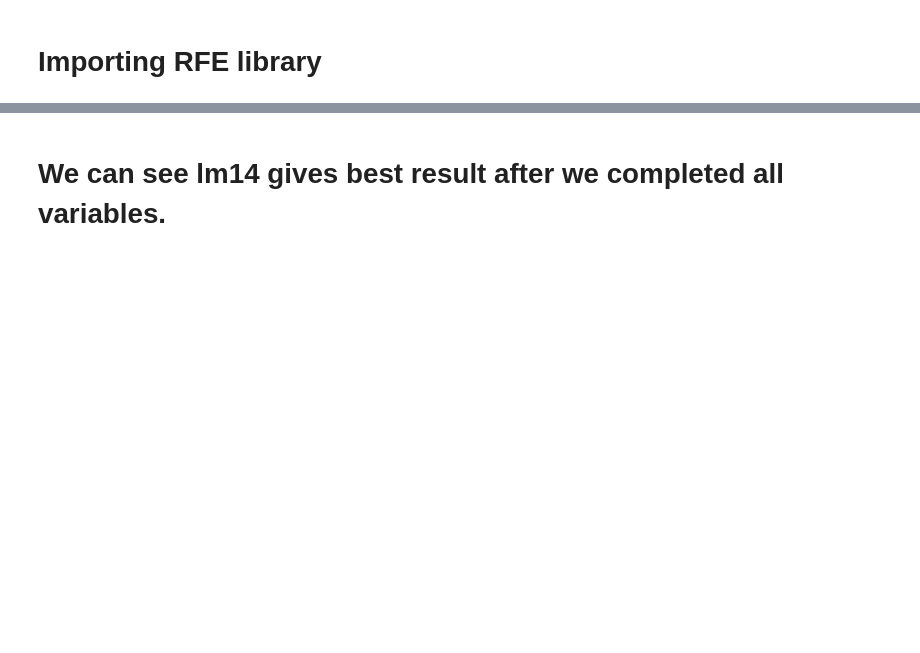
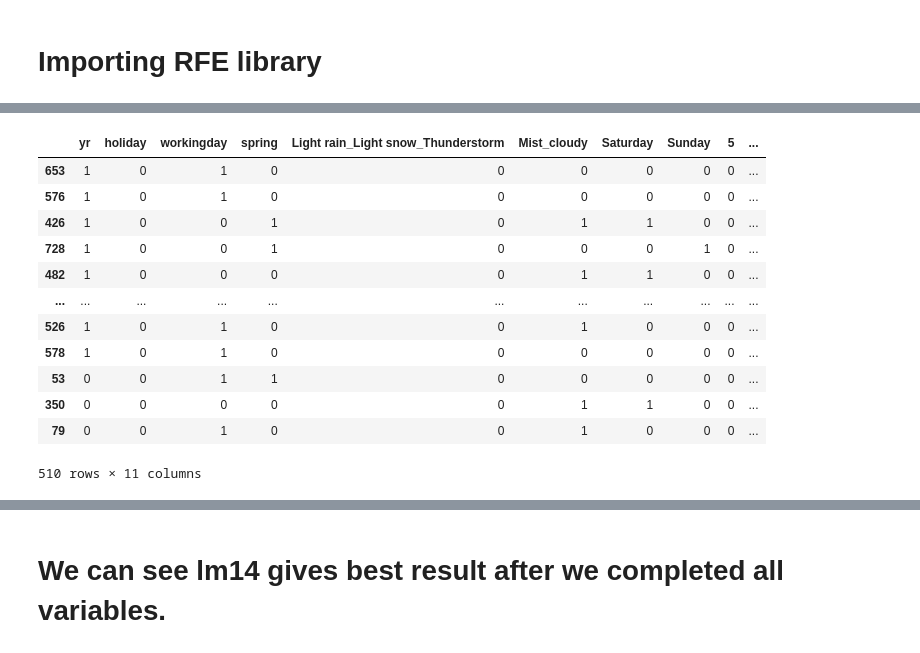
Before and after one commit to manikUpgrad/boombikes-linear-regression, a Jupyter notebook: boombikes-multiple-linear-regression.ipynb, the cells around one changed output, grey strips where cells are left out. Drawn from its saved outputs; the diff is of its cells as text; code cells hidden in the pictures; blank space fills up the shorter version.

```diff
--- a/boombikes-multiple-linear-regression.ipynb
+++ b/boombikes-multiple-linear-regression.ipynb
@@ -725,6 +988,21 @@ lm3.summary()
 # %%
 # dropping variable "winter" due to very high p-value and re-process the model
 X_train_rfe=X_train_rfe.drop(['winter'],axis=1)
+X_train_rfe
+# %% [output]
+|  | yr | holiday | workingday | spring | Light rain_Light snow_Thunderstorm | Mist_cloudy | Saturday | Sunday | 5 | ... |
+| 653 | 1 | 0 | 1 | 0 | 0 | 0 | 0 | 0 | 0 | ... |
+| 576 | 1 | 0 | 1 | 0 | 0 | 0 | 0 | 0 | 0 | ... |
+| 426 | 1 | 0 | 0 | 1 | 0 | 1 | 1 | 0 | 0 | ... |
+| 728 | 1 | 0 | 0 | 1 | 0 | 0 | 0 | 1 | 0 | ... |
+| 482 | 1 | 0 | 0 | 0 | 0 | 1 | 1 | 0 | 0 | ... |
+| ... | ... | ... | ... | ... | ... | ... | ... | ... | ... | ... |
+| 526 | 1 | 0 | 1 | 0 | 0 | 1 | 0 | 0 | 0 | ... |
+| 578 | 1 | 0 | 1 | 0 | 0 | 0 | 0 | 0 | 0 | ... |
+| 53 | 0 | 0 | 1 | 1 | 0 | 0 | 0 | 0 | 0 | ... |
+| 350 | 0 | 0 | 0 | 0 | 0 | 1 | 1 | 0 | 0 | ... |
+| 79 | 0 | 0 | 1 | 0 | 0 | 1 | 0 | 0 | 0 | ... |
+510 rows × 11 columns
 # %%
 X_train_rfe4 = sm.add_constant(X_train_rfe)
 lm4 = sm.OLS(y_train,X_train_rfe4).fit()
```
Also changed, not shown: parts of 73 cells of this notebook, 3 other files.
